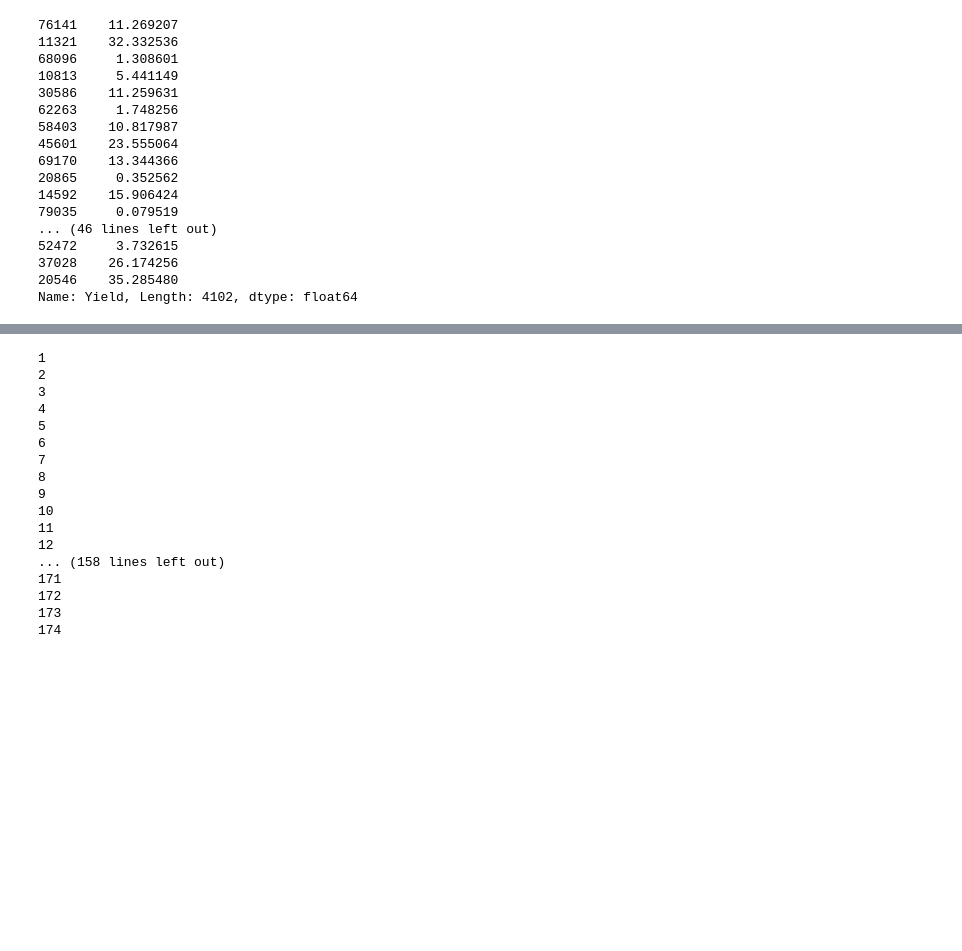
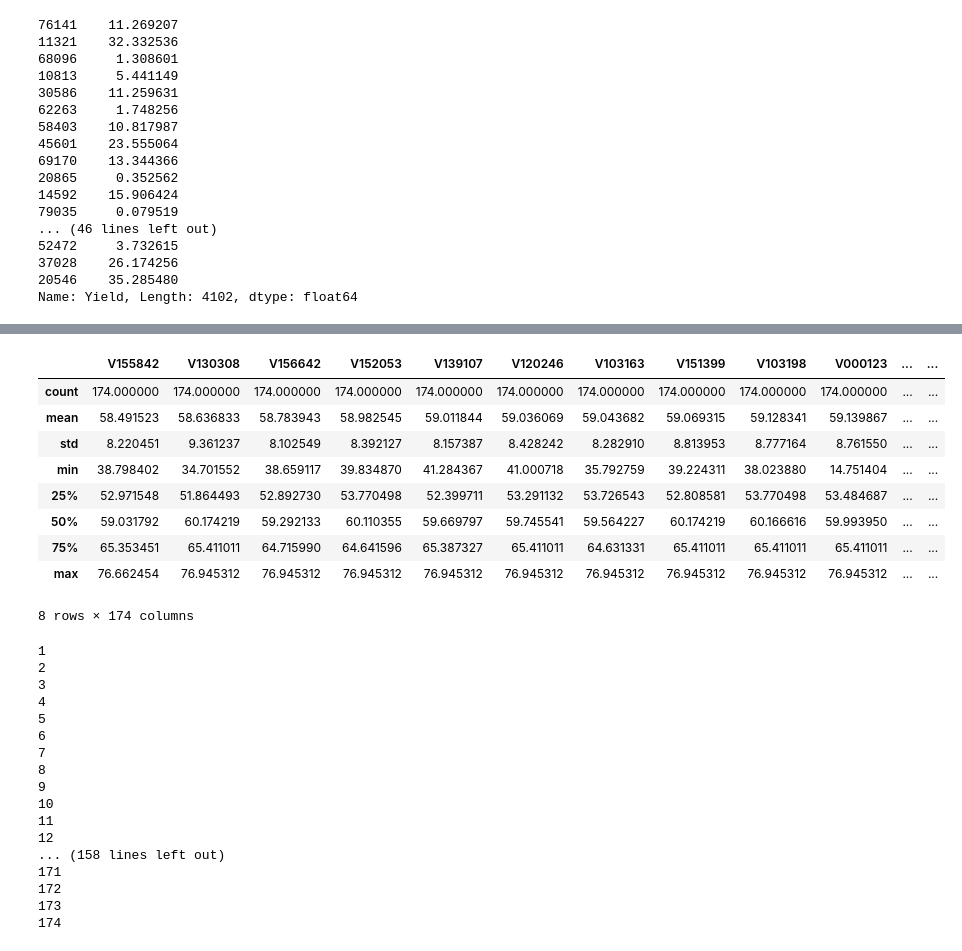
Before and after one commit to rkhaled98/Syngenta-Yield-Prediction, a Jupyter notebook: Syngenta_yield_prediction_used_modules.ipynb, the cells around one changed output, grey strips where cells are left out. Drawn from its saved outputs; the diff is of its cells as text; code cells hidden in the pictures; blank space fills up the shorter version.

Commit message:
make best_yield_variety function, outputs dataframe of predictions for that variety

```diff
--- a/Syngenta_yield_prediction_used_modules.ipynb
+++ b/Syngenta_yield_prediction_used_modules.ipynb
@@ -356,3 +356,43 @@ for item in classifiers:
 #     errors = np.absolute(((preds - y_test) / y_test) * 100)
 #     print(errors)
 #     print(np.mean(errors))
+# %%
+import random
+
+NUM_VARIETIES = 174
+
+def best_yield_variety(regr, test_set, random_sel = True, n_samples = 174):
+    dup_df = pd.DataFrame()
+    test_set_sample = test_set.sample(n= 174)
+
+    counter = 0
+
+    for index, row in test_set_sample.iterrows():
+        counter+=1
+        print(counter)
+        dup_df = dup_df.append([row] * NUM_VARIETIES, ignore_index = True)
+
+    duplicated_df_varieties = dup_df.loc[:, dup_df.columns.str.match('V\d\d\d\d\d\d')]
+    varieties_array = duplicated_df_varieties.columns
+
+    d = np.zeros((duplicated_df_varieties.shape[0], NUM_VARIETIES))
+
+    duplicated_df_varieties = pd.DataFrame(d, columns=varieties_array)
+
+    for i in range(duplicated_df_varieties.shape[0]):
+        var_index = i % 174
+        duplicated_df_varieties.loc[i, varieties_array[var_index]] = 1
+
+    dup_df = dup_df.drop(varieties_array, axis = 1)
+
+    dup_df = pd.concat([dup_df, duplicated_df_varieties], axis=1)
+
+    preds_per_variety = regr.predict(dup_df)
+
+    preds_df = pd.DataFrame(preds_per_variety.reshape((174, NUM_VARIETIES)),
+                            columns=varieties_array)
+
+    return preds_df
+
+
+preds_df = best_yield_variety(regr, X_test)
@@ -359,3 +418,16 @@ for item in classifiers:
+# %%
+preds_df.describe().sort_values(by="mean", axis=1)
+# %% [output]
+|  | V155842 | V130308 | V156642 | V152053 | V139107 | V120246 | V103163 | V151399 | V103198 | V000123 | ... | ... |
+| count | 174.000000 | 174.000000 | 174.000000 | 174.000000 | 174.000000 | 174.000000 | 174.000000 | 174.000000 | 174.000000 | 174.000000 | ... | ... |
+| mean | 58.491523 | 58.636833 | 58.783943 | 58.982545 | 59.011844 | 59.036069 | 59.043682 | 59.069315 | 59.128341 | 59.139867 | ... | ... |
+| std | 8.220451 | 9.361237 | 8.102549 | 8.392127 | 8.157387 | 8.428242 | 8.282910 | 8.813953 | 8.777164 | 8.761550 | ... | ... |
+| min | 38.798402 | 34.701552 | 38.659117 | 39.834870 | 41.284367 | 41.000718 | 35.792759 | 39.224311 | 38.023880 | 14.751404 | ... | ... |
+| 25% | 52.971548 | 51.864493 | 52.892730 | 53.770498 | 52.399711 | 53.291132 | 53.726543 | 52.808581 | 53.770498 | 53.484687 | ... | ... |
+| 50% | 59.031792 | 60.174219 | 59.292133 | 60.110355 | 59.669797 | 59.745541 | 59.564227 | 60.174219 | 60.166616 | 59.993950 | ... | ... |
+| 75% | 65.353451 | 65.411011 | 64.715990 | 64.641596 | 65.387327 | 65.411011 | 64.631331 | 65.411011 | 65.411011 | 65.411011 | ... | ... |
+| max | 76.662454 | 76.945312 | 76.945312 | 76.945312 | 76.945312 | 76.945312 | 76.945312 | 76.945312 | 76.945312 | 76.945312 | ... | ... |
+8 rows × 174 columns
 # %%
 import random
 duplicated_df = pd.DataFrame()
```
Also changed, not shown: parts of 3 cells of this notebook.
